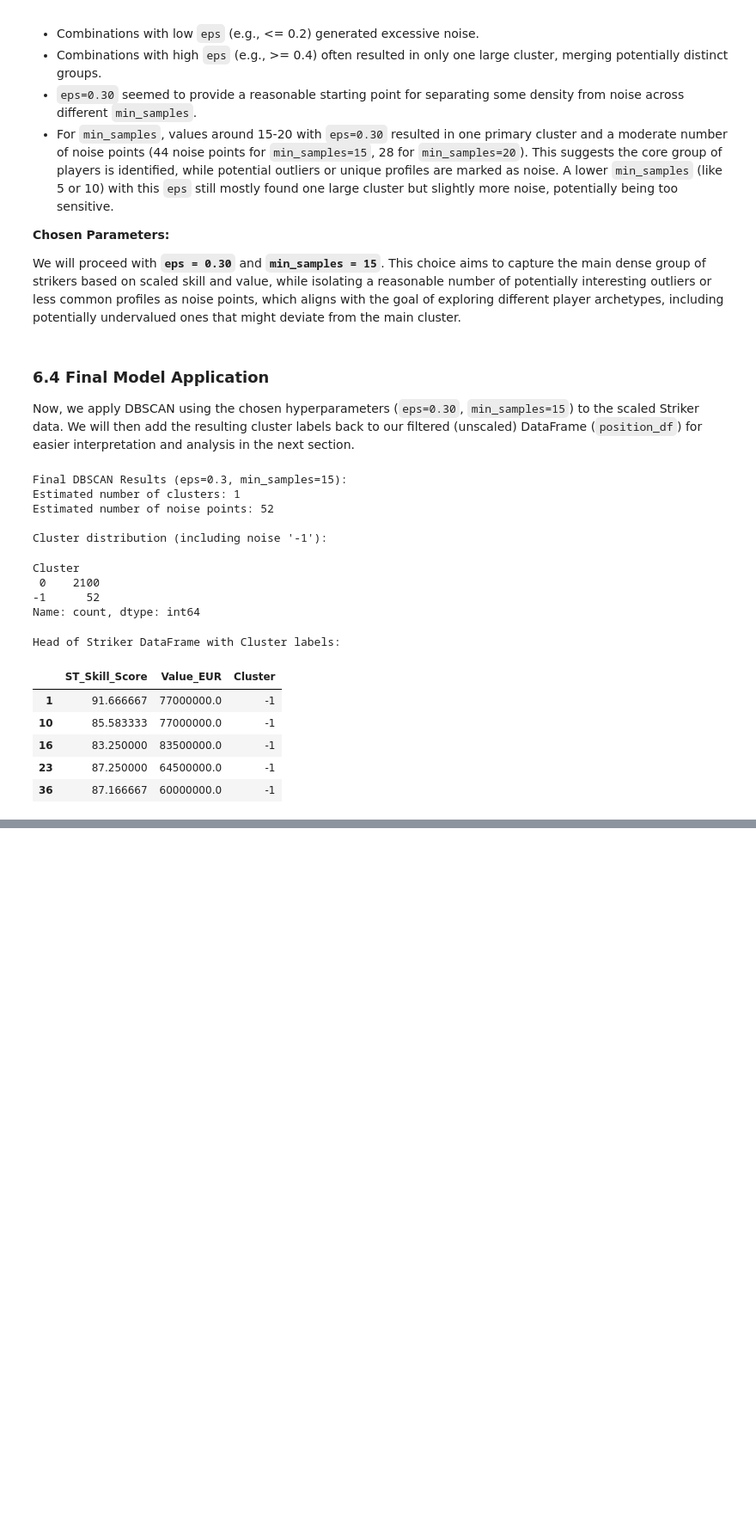
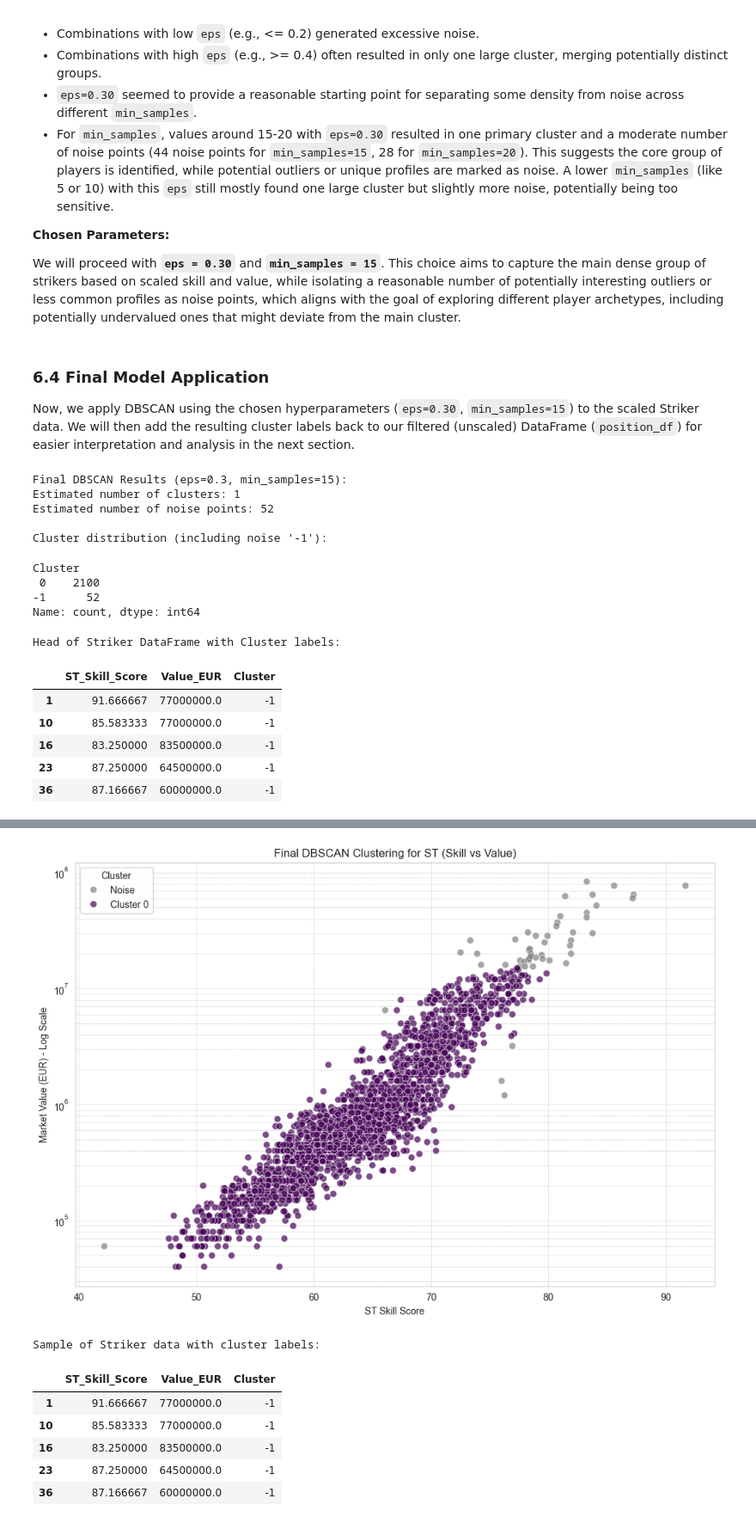
Before and after one commit to SLajuwomi/FIFA, a Jupyter notebook: fifa19_undervaluation_analysis.ipynb, the cells around one changed output, grey strips where cells are left out. Shown at 86% size. Cells and saved outputs as stored; diff of their text form; code cells hidden in the pictures; blank space fills up the shorter version.

```diff
--- a/fifa19_undervaluation_analysis.ipynb
+++ b/fifa19_undervaluation_analysis.ipynb
@@ -1483,0 +1490,71 @@ Head of Striker DataFrame with Cluster labels:
+# %%
+# Visualize the final clustering result on the original (unscaled) data
+plt.figure(figsize=(12, 8))
+
+# --- Correction Start ---
+# Get unique labels
+unique_labels = sorted(position_df['Cluster'].unique())
+
+# Get only the actual cluster labels (excluding noise -1)
+cluster_labels_only = [label for label in unique_labels if label != -1]
+n_clusters = len(cluster_labels_only)
+
+# Generate colors only for the actual clusters found
+if n_clusters > 0:
+    # Using viridis colormap, generating n_clusters distinct colors
+    colors = plt.cm.viridis(np.linspace(0, 1, n_clusters))
+    # Create palette mapping actual cluster labels to colors sequentially
+    palette = {label: colors[i] for i, label in enumerate(cluster_labels_only)}
+else:
+    # Handle case where only noise might be found (though unlikely if min_samples > 1)
+    palette = {}
+
+# Always add grey for the noise label (-1)
+palette[-1] = 'grey'
+# --- Correction End ---
+
+# Create the scatter plot using the corrected palette
+scatter_plot = sns.scatterplot(
+    data=position_df,
+    x='ST_Skill_Score',
+    y='Value_EUR',
+    hue='Cluster',
+    palette=palette, # Use the corrected palette
+    s=50, # Adjust size if needed
+    alpha=0.7 # Add transparency
+)
+
+# Handle the legend to ensure noise is clear
+handles, labels = scatter_plot.get_legend_handles_labels()
+# Map labels to descriptive names if desired, e.g., Cluster 0, Cluster 1, Noise
+# Ensure labels from get_legend_handles_labels() are strings for comparison
+new_labels = [f'Cluster {l}' if l != '-1' else 'Noise' for l in labels]
+
+# Check if handles and new_labels are not empty before creating legend
+if handles and new_labels:
+    scatter_plot.legend(handles=handles, labels=new_labels, title='Cluster')
+else:
+    # If only noise exists or no points, legend might be empty. Handle appropriately.
+    print("No clusters found to display in legend (only noise or empty dataset).")
+
+
+# Apply log scale to y-axis for better visibility due to value skewness
+plt.yscale('log')
+plt.title(f'Final DBSCAN Clustering for {target_position} (Skill vs Value)')
+plt.xlabel(f'{target_position} Skill Score')
+plt.ylabel('Market Value (EUR) - Log Scale')
+plt.grid(True, which='both', linestyle='--', linewidth=0.5)
+plt.show()
+
+# Display a sample of the data again to remember its structure
+print("Sample of Striker data with cluster labels:")
+display(position_df.head())
+# %% [output]
+[figure, added]
+Sample of Striker data with cluster labels:
+|  | ST_Skill_Score | Value_EUR | Cluster |
+| 1 | 91.666667 | 77000000.0 | -1 |
+| 10 | 85.583333 | 77000000.0 | -1 |
+| 16 | 83.250000 | 83500000.0 | -1 |
+| 23 | 87.250000 | 64500000.0 | -1 |
+| 36 | 87.166667 | 60000000.0 | -1 |
```
Also changed, not shown: parts of 1 cell of this notebook.
